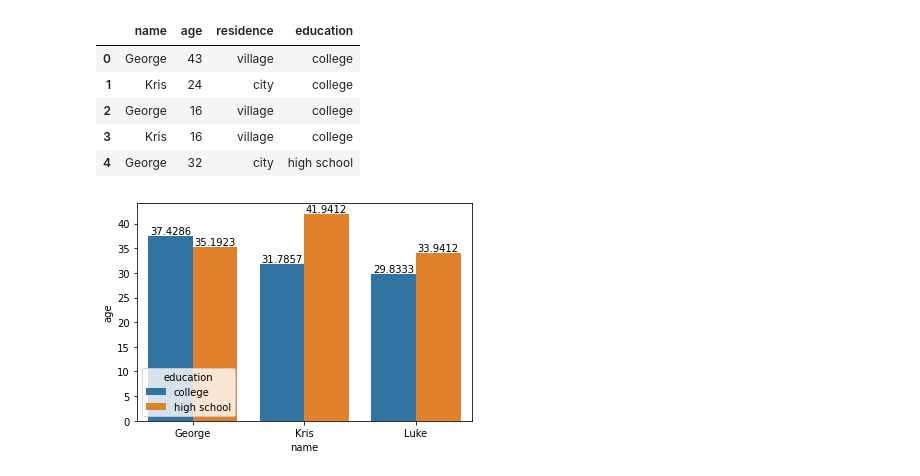
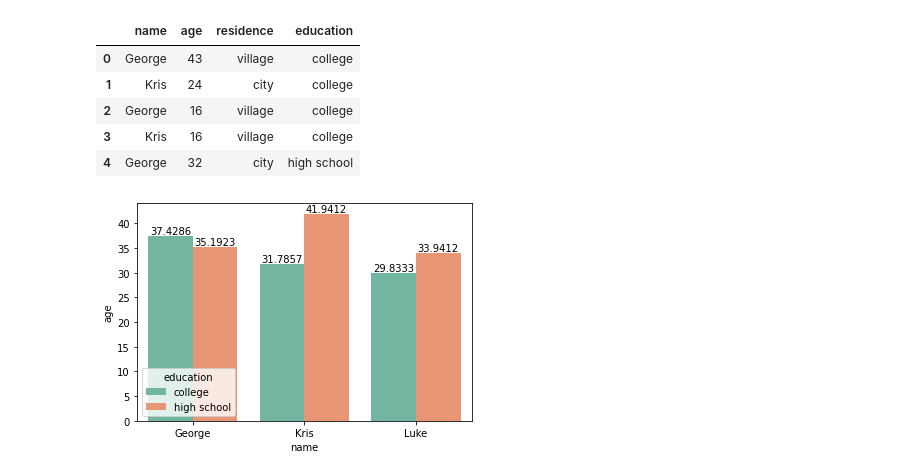
Before and after one commit to GimGones/jmm, a Jupyter notebook: dudes.ipynb, the cells around one changed output. Saved outputs shown, nothing was run; the diff lists cells and outputs as text; code cells hidden in the pictures.

Commit message:
changed color of education graph

```diff
--- a/dudes.ipynb
+++ b/dudes.ipynb
@@ -48,9 +48,9 @@ data.head()
 | 3 | Kris | 16 | village | college |
 | 4 | George | 32 | city | high school |
 # %%
-lab = sns.barplot(x="name",y="age",data=data,ci=False,hue="education")
+lab = sns.barplot(x="name",y="age",data=data,ci=False,hue="education",palette="Set2")
 for i in range(0,len(lab.containers)):
     lab.bar_label(lab.containers[i])
 plt.show()
 # %% [output]
-[figure, old version]
+[figure, new version]
```
